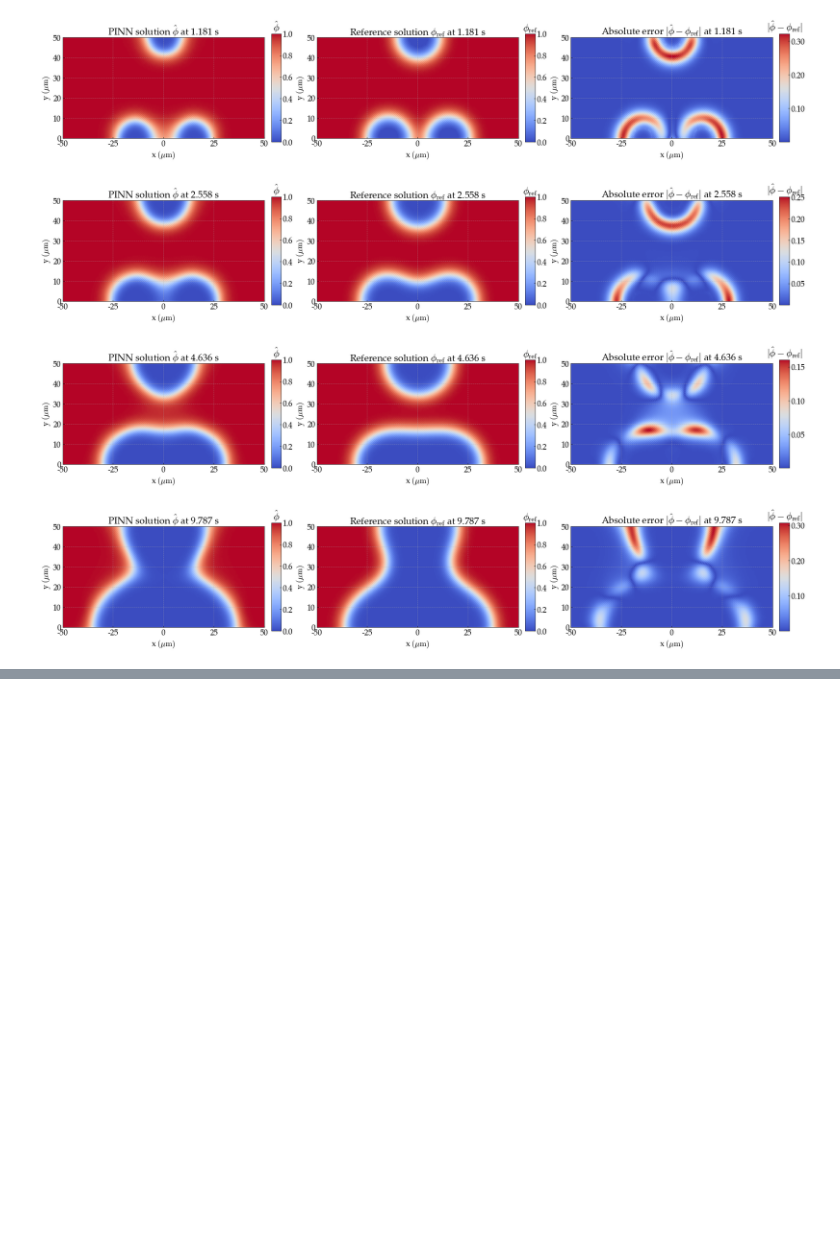
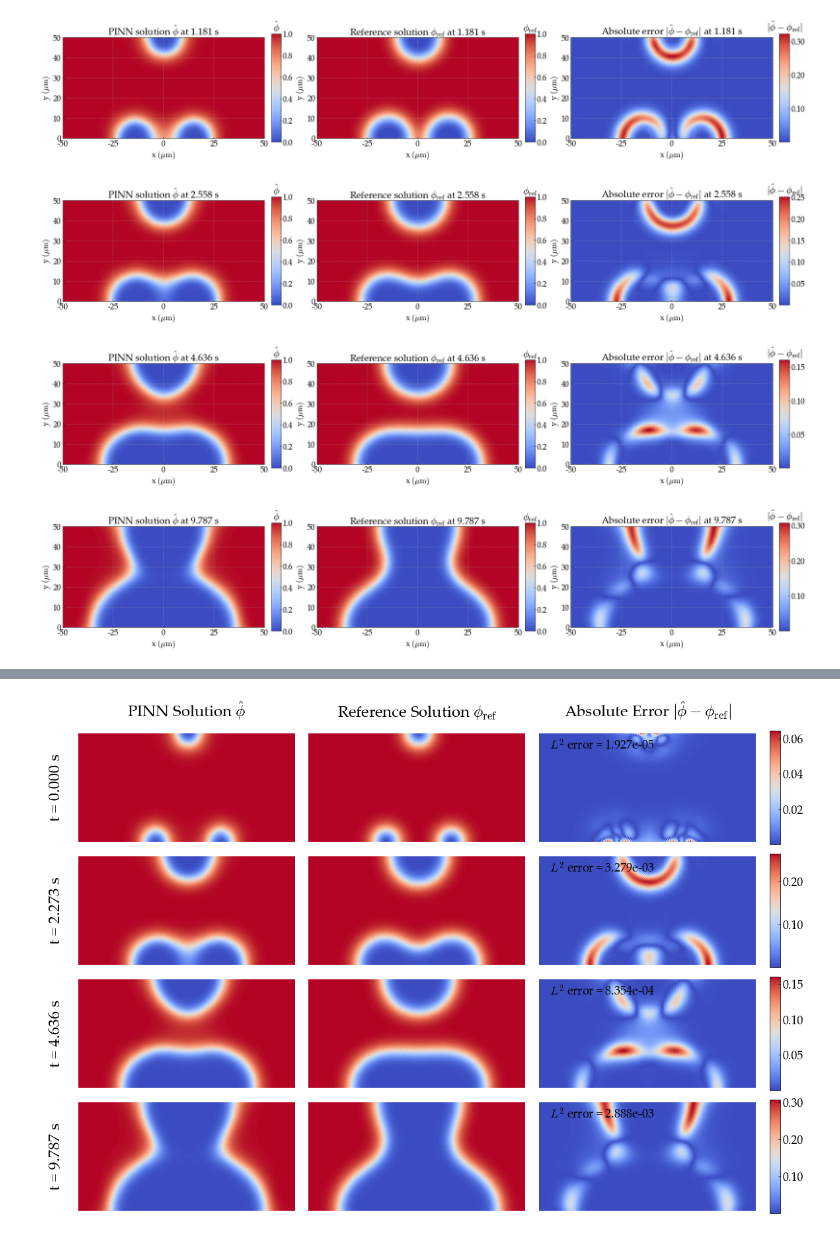
Before and after one commit to NanxiiChen/sharp-pinns, a Jupyter notebook: eval-3pits.ipynb, the cells around one changed output, grey strips where cells are left out. Cells and saved outputs as stored; diff of their text form; code cells hidden in the pictures; blank space fills up the shorter version.

```diff
--- a/eval-3pits.ipynb
+++ b/eval-3pits.ipynb
@@ -349,3 +349,97 @@ print(mse)
 [figure]
 [figure]
 [figure]
+# %%
+rc.update(configs)
+
+ts = [0.000, 2.273, 4.636, 9.787]
+# ts = [ 49.15]
+mesh_points = np.load("./data/2d-3pits/mesh_points.npy") * 1e4
+# mesh_points = mesh_points[mesh_points[:, 1] < 0.5 & np.abs()]
+mse = 0
+
+fig = plt.figure(figsize=(20, 3.5*len(ts)))
+gs = gridspec.GridSpec(len(ts)+1, 5, width_ratios=[0.1, 1, 1, 1, 0.05], height_ratios=[0.1, 1, 1, 1, 1])
+
+col_names = [" ", "PINN Solution $\hat\phi$", "Reference Solution $\phi_{\mathrm{ref}}$", "Absolute Error $|\hat\phi - \phi_{\mathrm{ref}}|$"]
+for idx, col_name in enumerate(col_names):
+    ax = fig.add_subplot(gs[0, idx])
+    ax.text(0.5, 0., col_name, fontsize=24,
+            verticalalignment='bottom', horizontalalignment='center')
+    ax.set_axis_off()
+
+for idx, tic in enumerate(ts):
+
+    ax = fig.add_subplot(gs[idx+1, 0])
+    # text: t = 1.111s , fontsize=18, rotation=90
+    ax.text(1.0, 0.5, f"t = {tic:.3f} s", fontsize=24, rotation=90, transform=ax.transAxes,
+            verticalalignment='center', horizontalalignment='right')
+    ax.set_axis_off()
+
+
+    tic_tensor = torch.ones(mesh_points.shape[0], 1).view(-1, 1) * tic * 1e-1
+    mesh_tensor = torch.from_numpy(mesh_points).float()
+    geotime = torch.cat([mesh_tensor, tic_tensor], dim=1).to(net.device)
+    with torch.no_grad():
+        sol = net(geotime).cpu().detach().numpy()
+
+    ax = fig.add_subplot(gs[idx+1, 1])
+    ax.scatter(mesh_points[:, 0], mesh_points[:, 1], c=sol[:, 0], cmap='coolwarm',)
+    ax.xaxis.set_major_formatter(plt.FuncFormatter(lambda x, pos: f'{x*1e2:.0f}'))
+    ax.yaxis.set_major_formatter(plt.FuncFormatter(lambda x, pos: f'{x*1e2:.0f}'))
+    ax.xaxis.set_major_locator(plt.MultipleLocator(0.25))
+    ax.set(
+        aspect='equal',
+        xlim=(-0.5, 0.5), ylim=(0, 0.5),
+    )
+    ax.set_axis_off()
+
+    truth = np.load("./data/2d-3pits/sol-" + f"{tic:.3f}.npy")
+    # if np.abs(tic) < 1e-5:
+    #     truth_phi = 1 - (1 - np.tanh(np.sqrt(OMEGA_PHI) /
+    #                                  np.sqrt(2 * ALPHA_PHI) * \
+    #                                 ( np.sqrt((np.abs(mesh_points[:, 0]) - 0.15)**2 + mesh_points[:, 1]**2) -0.05) / 1e4)) / 2
+    #     truth = np.vstack([truth_phi, truth_phi]).T
+
+    diff = np.abs(truth[:, 0] - sol[:, 0])
+
+
+    ax = fig.add_subplot(gs[idx+1, 2])
+    ax.scatter(mesh_points[:, 0], mesh_points[:, 1], c=truth[:, 0], cmap='coolwarm',)
+    ax.xaxis.set_major_formatter(plt.FuncFormatter(lambda x, pos: f'{x*1e2:.0f}'))
+    ax.yaxis.set_major_formatter(plt.FuncFormatter(lambda x, pos: f'{x*1e2:.0f}'))
+    ax.xaxis.set_major_locator(plt.MultipleLocator(0.25))
+    ax.set(
+        aspect='equal',
+        xlim=(-0.5, 0.5), ylim=(0, 0.5),
+    )
+    ax.set_axis_off()
+
+    ax = fig.add_subplot(gs[idx+1, 3])
+    ax.scatter(mesh_points[:, 0], mesh_points[:, 1], c=diff, cmap='coolwarm',)
+    # ax.scatter(mesh_points[:, 0], mesh_points[:, 1], c=truth[:, 0], cmap='coolwarm', vmin=0, vmax=1)
+    ax.xaxis.set_major_formatter(plt.FuncFormatter(lambda x, pos: f'{x*1e2:.0f}'))
+    ax.yaxis.set_major_formatter(plt.FuncFormatter(lambda x, pos: f'{x*1e2:.0f}'))
+    ax.xaxis.set_major_locator(plt.MultipleLocator(0.25))
+    ax.set(
+        aspect='equal',
+        xlim=(-0.5, 0.5), ylim=(0, 0.5),
+    )
+    ax.set_axis_off()
+
+    ax.text(0.05, 0.95, f"$L^2$ error = {np.mean(diff**2):.3e}", fontsize=18,
+            verticalalignment='top', horizontalalignment='left', transform=ax.transAxes)
+
+    mse += np.mean(diff**2)
+    ax_bar = fig.add_subplot(gs[idx+1, 4])
+    fig.colorbar(ax.collections[0], cax=ax_bar)
+    # ax_bar.set_title(r'$|\hat\phi - \phi_{\mathrm{ref}}|$', loc='center')
+    ax_bar.yaxis.set_major_formatter(plt.FuncFormatter(lambda x, pos: f'{x:.2f}'))
+
+    # pos = ax_bar.get_position()
+    # ax_bar.set_position([pos.x0 - 0.015, pos.y0, pos.width, pos.height])
+plt.subplots_adjust(wspace=0.1, hspace=0.1)
+plt.savefig("figures/2d-3pits-phi-fields.png", dpi=300, bbox_inches='tight')
+mse /= len(ts)
+print(mse)
+# %% [output]
@@ -351,0 +447 @@ print(mse)
+[figure, added]
```
Also changed, not shown: parts of 4 cells of this notebook, 10 other files.
